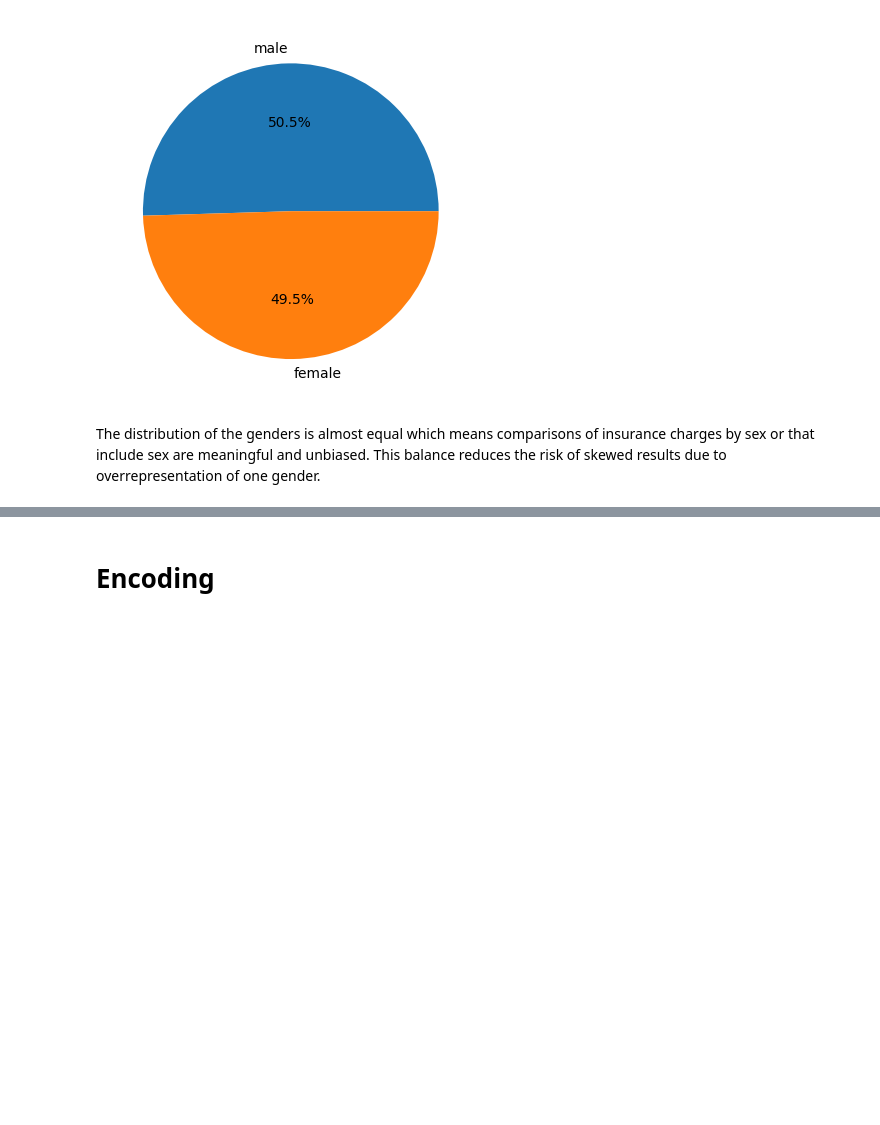
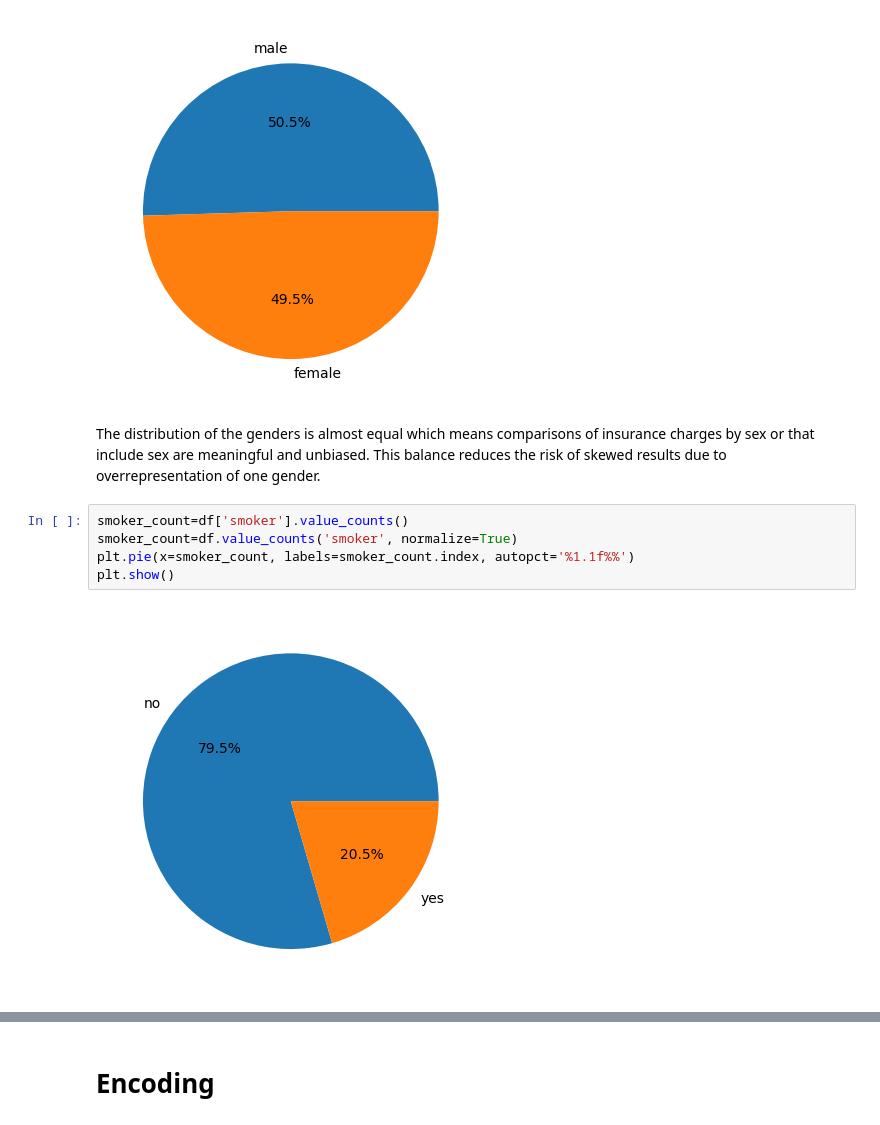
Before and after one commit to Lailah-Idrees/medical_insurance_data_analysis, a Jupyter notebook: jupyter_notebooks/ETL_Insurance.ipynb, the cells around one changed output, grey strips where cells are left out. Saved outputs shown, nothing was run; the diff lists cells and outputs as text; blank space fills up the shorter version.

```diff
--- a/jupyter_notebooks/ETL_Insurance.ipynb
+++ b/jupyter_notebooks/ETL_Insurance.ipynb
@@ -177,3 +177,10 @@ plt.show()
 # %% [markdown]
 The distribution of the genders is almost equal which means comparisons of insurance charges by sex or that include sex are meaningful and unbiased.
 This balance reduces the risk of skewed results due to overrepresentation of one gender.
+# %%
+smoker_count=df['smoker'].value_counts()
+smoker_count=df.value_counts('smoker', normalize=True)
+plt.pie(x=smoker_count, labels=smoker_count.index, autopct='%1.1f%%')
+plt.show()
+# %% [output]
+[figure, added]
```
Also changed, not shown: parts of 3 cells of this notebook.
